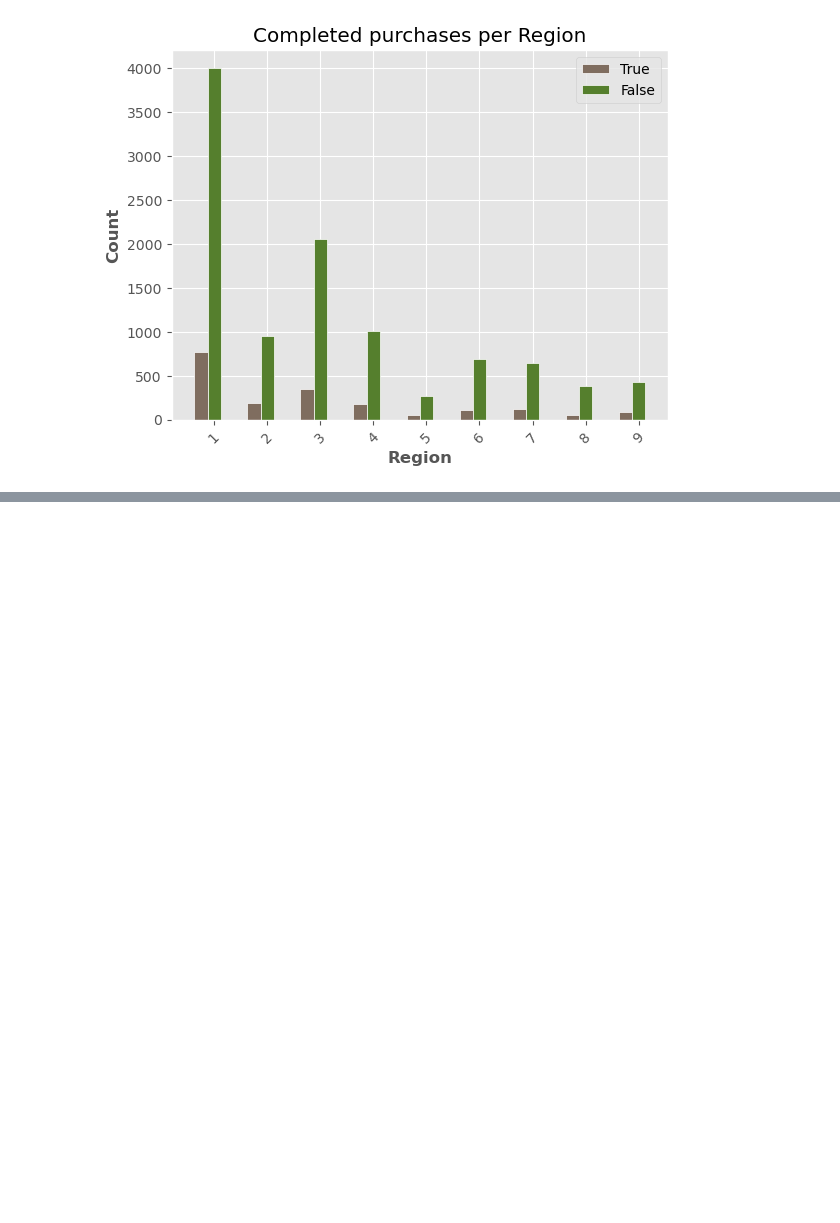
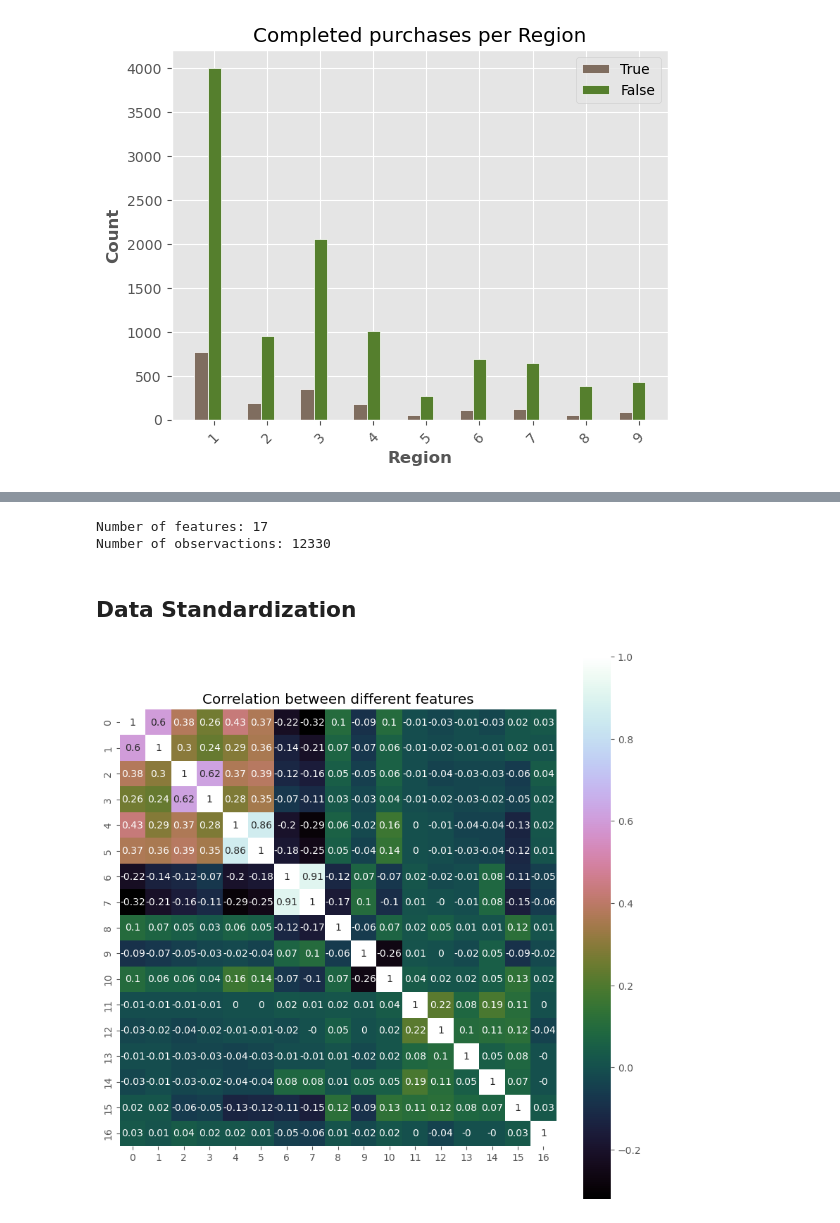
Before and after one commit to isaac-co/online-shopper-intention, a Jupyter notebook: shopper-intention.ipynb, the cells around one changed output, grey strips where cells are left out. Drawn from its saved outputs; the diff is of its cells as text; code cells hidden in the pictures; blank space fills up the shorter version.

```diff
--- a/shopper-intention.ipynb
+++ b/shopper-intention.ipynb
@@ -244,0 +274,5 @@ plt.show()
+# %%
+# Moving label column to the front
+cols = df.columns.tolist()
+cols.insert(0, cols.pop(cols.index('Revenue')))
+df = df.reindex(columns= cols)
@@ -244,0 +298,25 @@ plt.show()
+# %%
+# Creating label vector and matrix of features
+X = df.iloc[:,1:].values
+y = df.iloc[:,0].values
+print(f'Number of features: {np.shape(X)[1]}')
+print(f'Number of observactions: {np.shape(X)[0]}')
+# %% [output]
+Number of features: 17
+Number of observactions: 12330
+# %% [markdown]
+## Data Standardization
+# %%
+from sklearn.preprocessing import StandardScaler
+
+X_std = StandardScaler().fit_transform(X)
+# %%
+# Corvariance matrix
+cov_mat = np.cov(X_std.T)
+# %%
+plt.figure(figsize=(10,10))
+sns.heatmap(cov_mat.round(2), vmax=1, square=True,annot=True,cmap='cubehelix')
+plt.title('Correlation between different features')
+plt.show()
+# %% [output]
+[figure, added]
```
Also changed, not shown: parts of 24 cells of this notebook.
